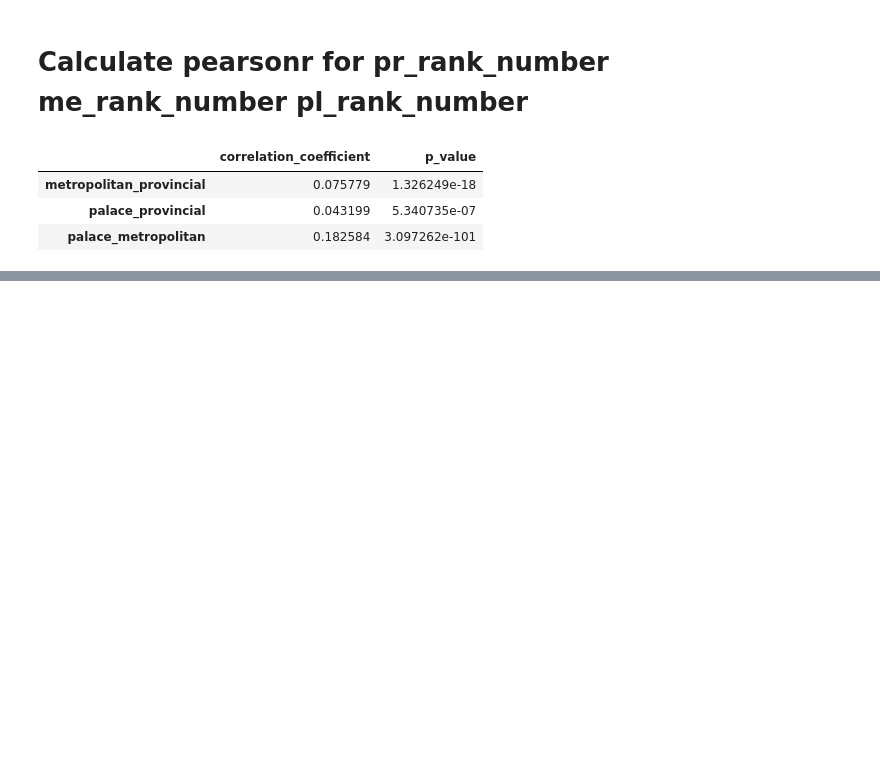
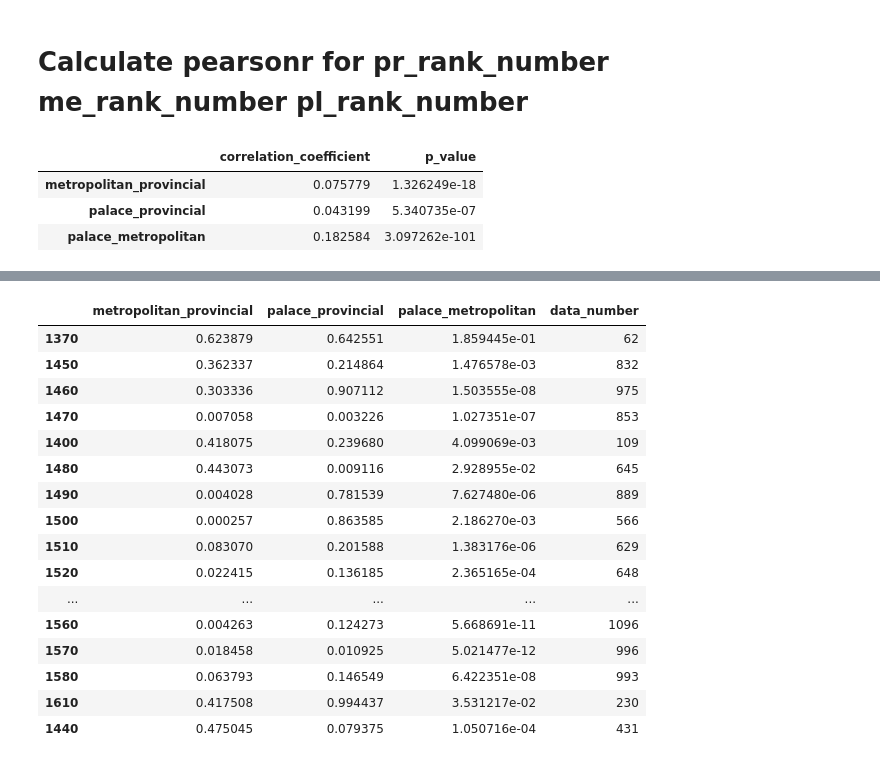
Before and after one commit to sudoghut/ming_provincial_metropolitan_palace_exam_rank_correlation, a Jupyter notebook: ming_provincial_metropolitan_palace_exam_rank_correlation.ipynb, the cells around one changed output, grey strips where cells are left out. Cells and saved outputs as stored; diff of their text form; code cells hidden in the pictures; blank space fills up the shorter version.

```diff
--- a/ming_provincial_metropolitan_palace_exam_rank_correlation.ipynb
+++ b/ming_provincial_metropolitan_palace_exam_rank_correlation.ipynb
@@ -222,0 +225,7 @@ correlation_df
+# %%
+year_interval = 30
+
+# Create a new column 'entry_year_interval' by dividing 'entry_year' by year_interval and rounding down
+input_data_df['entry_year_interval'] = input_data_df['entry_year'] // year_interval * year_interval
+# Save input_data_df to a csv file
+input_data_df.head()
@@ -222,0 +239,38 @@ correlation_df
+# %%
+# Calcuate pearson correlation coefficient and pvalue for each year_interval
+correlation_coefficient_list = []
+correlation_p_value_list = []
+for year in input_data_df['entry_year_interval'].unique():
+    temp_df = input_data_df[input_data_df['entry_year_interval'] == year]
+    pr_rank_number = temp_df['pr_rank_number']
+    me_rank_number = temp_df['me_rank_number']
+    pl_rank_number = temp_df['pl_rank_number']
+    pearsonr_me_pr = pearsonr(me_rank_number, pr_rank_number)
+    pearsonr_pl_pr = pearsonr(pl_rank_number, pr_rank_number)
+    pearsonr_pl_me = pearsonr(pl_rank_number, me_rank_number)
+    data_number = temp_df.shape[0]
+    correlation_coefficient_list.append([pearsonr_me_pr[0], pearsonr_pl_pr[0], pearsonr_pl_me[0], data_number])
+    correlation_p_value_list.append([pearsonr_me_pr[1], pearsonr_pl_pr[1], pearsonr_pl_me[1], data_number])
+
+correlation_coefficient_df = pd.DataFrame(correlation_coefficient_list, columns=['metropolitan_provincial', 'palace_provincial', 'palace_metropolitan', "data_number"], index=input_data_df['entry_year_interval'].unique())
+correlation_p_value_df = pd.DataFrame(correlation_p_value_list, columns=['metropolitan_provincial', 'palace_provincial', 'palace_metropolitan', "data_number"], index=input_data_df['entry_year_interval'].unique())
+# %%
+correlation_p_value_df
+# %% [output]
+|  | metropolitan_provincial | palace_provincial | palace_metropolitan | data_number |
+| 1370 | 0.623879 | 0.642551 | 1.859445e-01 | 62 |
+| 1450 | 0.362337 | 0.214864 | 1.476578e-03 | 832 |
+| 1460 | 0.303336 | 0.907112 | 1.503555e-08 | 975 |
+| 1470 | 0.007058 | 0.003226 | 1.027351e-07 | 853 |
+| 1400 | 0.418075 | 0.239680 | 4.099069e-03 | 109 |
+| 1480 | 0.443073 | 0.009116 | 2.928955e-02 | 645 |
+| 1490 | 0.004028 | 0.781539 | 7.627480e-06 | 889 |
+| 1500 | 0.000257 | 0.863585 | 2.186270e-03 | 566 |
+| 1510 | 0.083070 | 0.201588 | 1.383176e-06 | 629 |
+| 1520 | 0.022415 | 0.136185 | 2.365165e-04 | 648 |
+| ... | ... | ... | ... | ... |
+| 1560 | 0.004263 | 0.124273 | 5.668691e-11 | 1096 |
+| 1570 | 0.018458 | 0.010925 | 5.021477e-12 | 996 |
+| 1580 | 0.063793 | 0.146549 | 6.422351e-08 | 993 |
+| 1610 | 0.417508 | 0.994437 | 3.531217e-02 | 230 |
+| 1440 | 0.475045 | 0.079375 | 1.050716e-04 | 431 |
```
Also changed, not shown: parts of 7 cells of this notebook, 1 other file.
